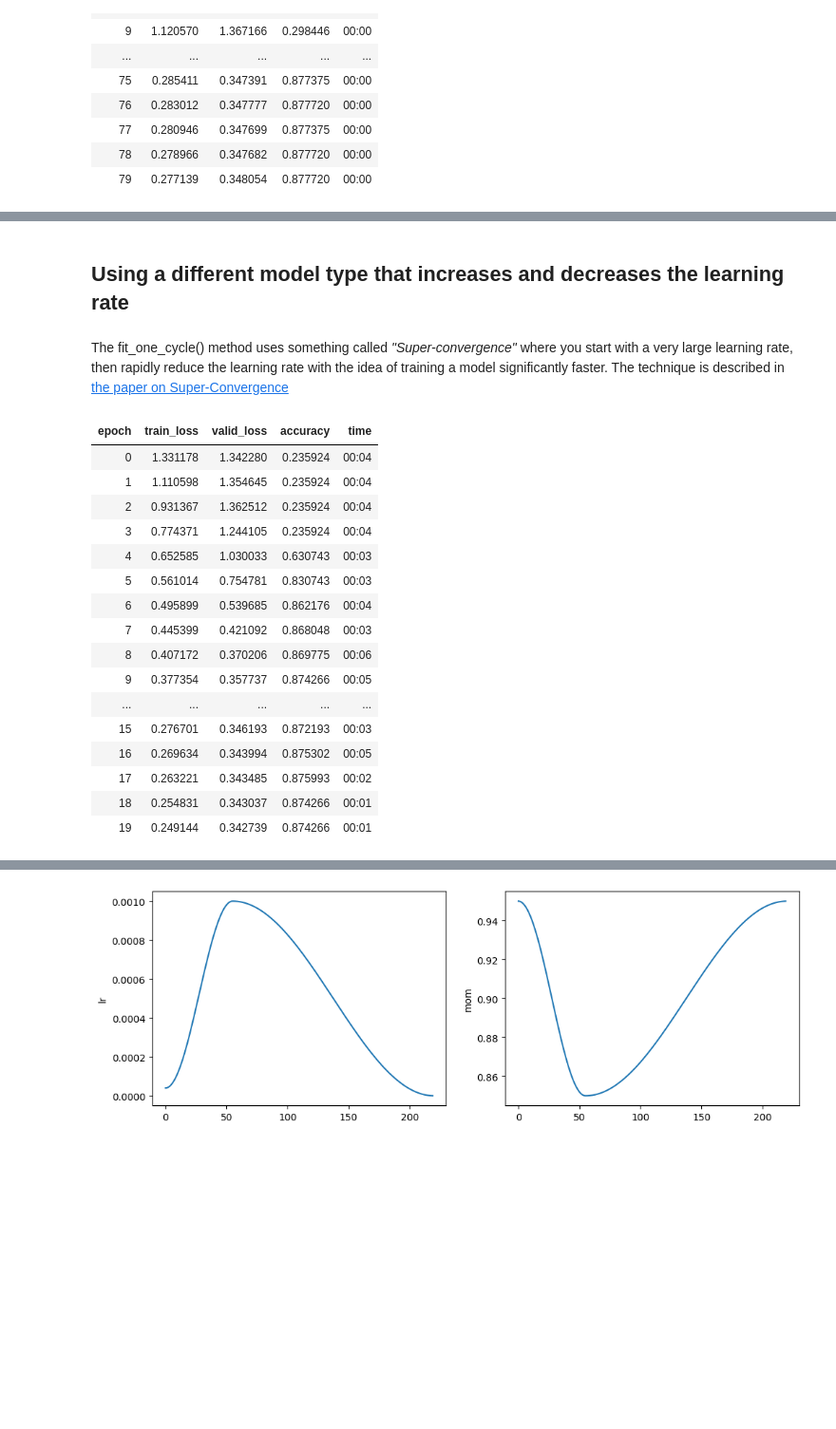
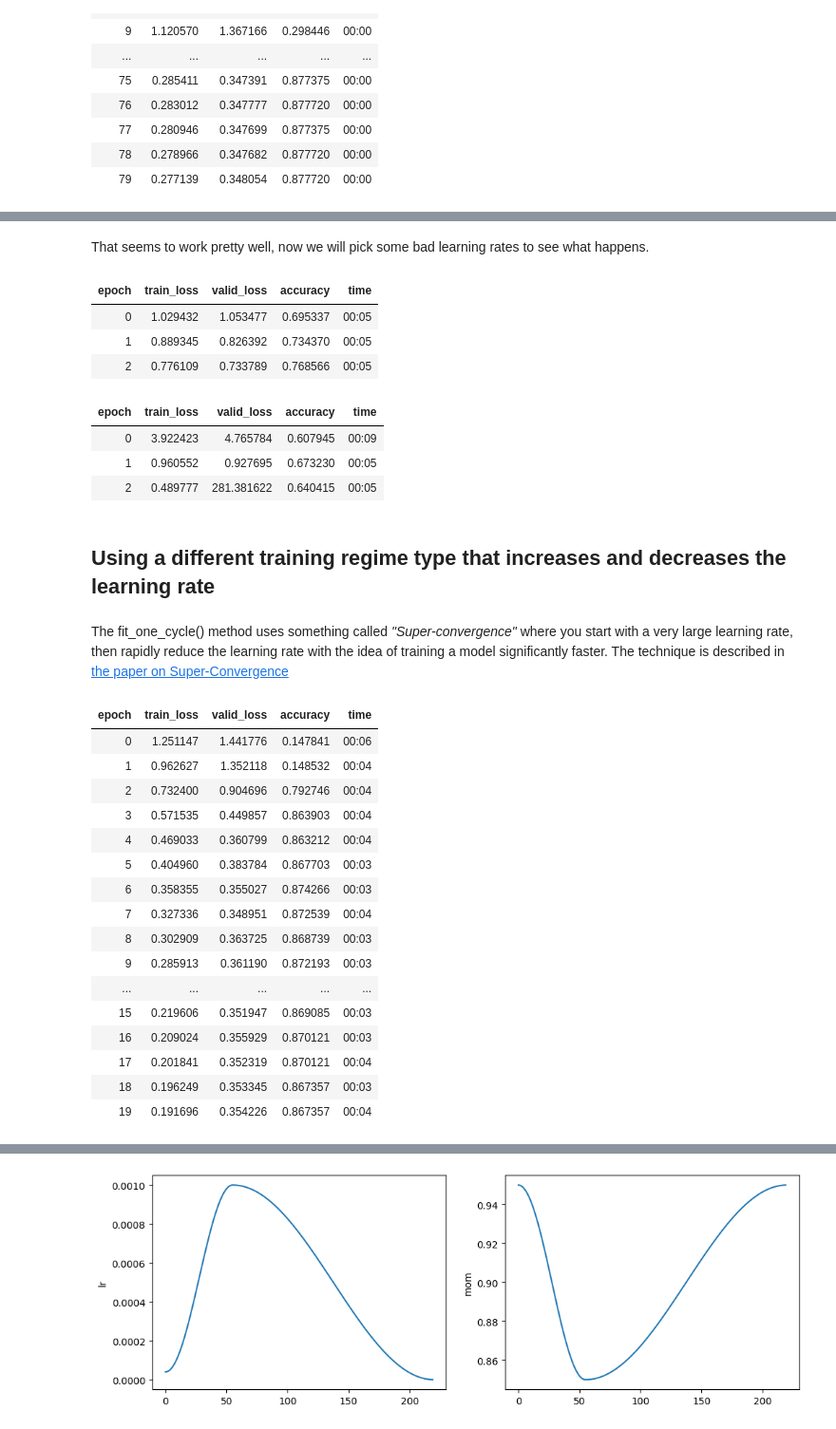
Before and after one commit to carlvh-wimmy/ahri_practicals, a Jupyter notebook: verbal_autopsy_nn/neural_net.ipynb, the cells around one changed output, grey strips where cells are left out. Shown at 95% size. Saved outputs shown, nothing was run; the diff lists cells and outputs as text; code cells hidden in the pictures; blank space fills up the shorter version.

```diff
--- a/verbal_autopsy_nn/neural_net.ipynb
+++ b/verbal_autopsy_nn/neural_net.ipynb
@@ -356,26 +337,44 @@ learn.fit_one_cycle(80)
+# %% [markdown]
+That seems to work pretty well, now we will pick some bad learning rates to see what happens.
+# %%
+learn = tabular_learner(dls, metrics=[accuracy])
+learn.fit(3, lr=0.00001)
+# %% [output]
+| epoch | train_loss | valid_loss | accuracy | time |
+| 0 | 1.029432 | 1.053477 | 0.695337 | 00:05 |
+| 1 | 0.889345 | 0.826392 | 0.734370 | 00:05 |
+| 2 | 0.776109 | 0.733789 | 0.768566 | 00:05 |
+# %%
+learn = tabular_learner(dls, metrics=[accuracy])
+learn.fit(3, lr=1)
+# %% [output]
+| epoch | train_loss | valid_loss | accuracy | time |
+| 0 | 3.922423 | 4.765784 | 0.607945 | 00:09 |
+| 1 | 0.960552 | 0.927695 | 0.673230 | 00:05 |
+| 2 | 0.489777 | 281.381622 | 0.640415 | 00:05 |
 # %% [markdown]
-## Using a different model type that increases and decreases the learning rate
+## Using a different training regime type that increases and decreases the learning rate
 # %% [markdown]
 The fit_one_cycle() method uses something called *"Super-convergence"* where you start with a very large learning rate, then rapidly reduce the learning rate with the idea of training a model significantly faster. The technique is described in [the paper on Super-Convergence](https://arxiv.org/abs/1708.07120)
 # %%
-dls = to.dataloaders(bs=1028)
+dls = to.dataloaders(bs=512)
 learn = tabular_learner(dls, metrics=[accuracy])
 learn.fit_one_cycle(20)
 # %% [output]
 | epoch | train_loss | valid_loss | accuracy | time |
-| 0 | 1.331178 | 1.342280 | 0.235924 | 00:04 |
-| 1 | 1.110598 | 1.354645 | 0.235924 | 00:04 |
-| 2 | 0.931367 | 1.362512 | 0.235924 | 00:04 |
-| 3 | 0.774371 | 1.244105 | 0.235924 | 00:04 |
-| 4 | 0.652585 | 1.030033 | 0.630743 | 00:03 |
-| 5 | 0.561014 | 0.754781 | 0.830743 | 00:03 |
-| 6 | 0.495899 | 0.539685 | 0.862176 | 00:04 |
-| 7 | 0.445399 | 0.421092 | 0.868048 | 00:03 |
-| 8 | 0.407172 | 0.370206 | 0.869775 | 00:06 |
-| 9 | 0.377354 | 0.357737 | 0.874266 | 00:05 |
+| 0 | 1.251147 | 1.441776 | 0.147841 | 00:06 |
+| 1 | 0.962627 | 1.352118 | 0.148532 | 00:04 |
+| 2 | 0.732400 | 0.904696 | 0.792746 | 00:04 |
+| 3 | 0.571535 | 0.449857 | 0.863903 | 00:04 |
+| 4 | 0.469033 | 0.360799 | 0.863212 | 00:04 |
+| 5 | 0.404960 | 0.383784 | 0.867703 | 00:03 |
+| 6 | 0.358355 | 0.355027 | 0.874266 | 00:03 |
+| 7 | 0.327336 | 0.348951 | 0.872539 | 00:04 |
+| 8 | 0.302909 | 0.363725 | 0.868739 | 00:03 |
+| 9 | 0.285913 | 0.361190 | 0.872193 | 00:03 |
 | ... | ... | ... | ... | ... |
-| 15 | 0.276701 | 0.346193 | 0.872193 | 00:03 |
-| 16 | 0.269634 | 0.343994 | 0.875302 | 00:05 |
-| 17 | 0.263221 | 0.343485 | 0.875993 | 00:02 |
-| 18 | 0.254831 | 0.343037 | 0.874266 | 00:01 |
-| 19 | 0.249144 | 0.342739 | 0.874266 | 00:01 |
+| 15 | 0.219606 | 0.351947 | 0.869085 | 00:03 |
+| 16 | 0.209024 | 0.355929 | 0.870121 | 00:03 |
+| 17 | 0.201841 | 0.352319 | 0.870121 | 00:04 |
+| 18 | 0.196249 | 0.353345 | 0.867357 | 00:03 |
+| 19 | 0.191696 | 0.354226 | 0.867357 | 00:04 |
```
Also changed, not shown: parts of 28 cells of this notebook, 1 other file.
